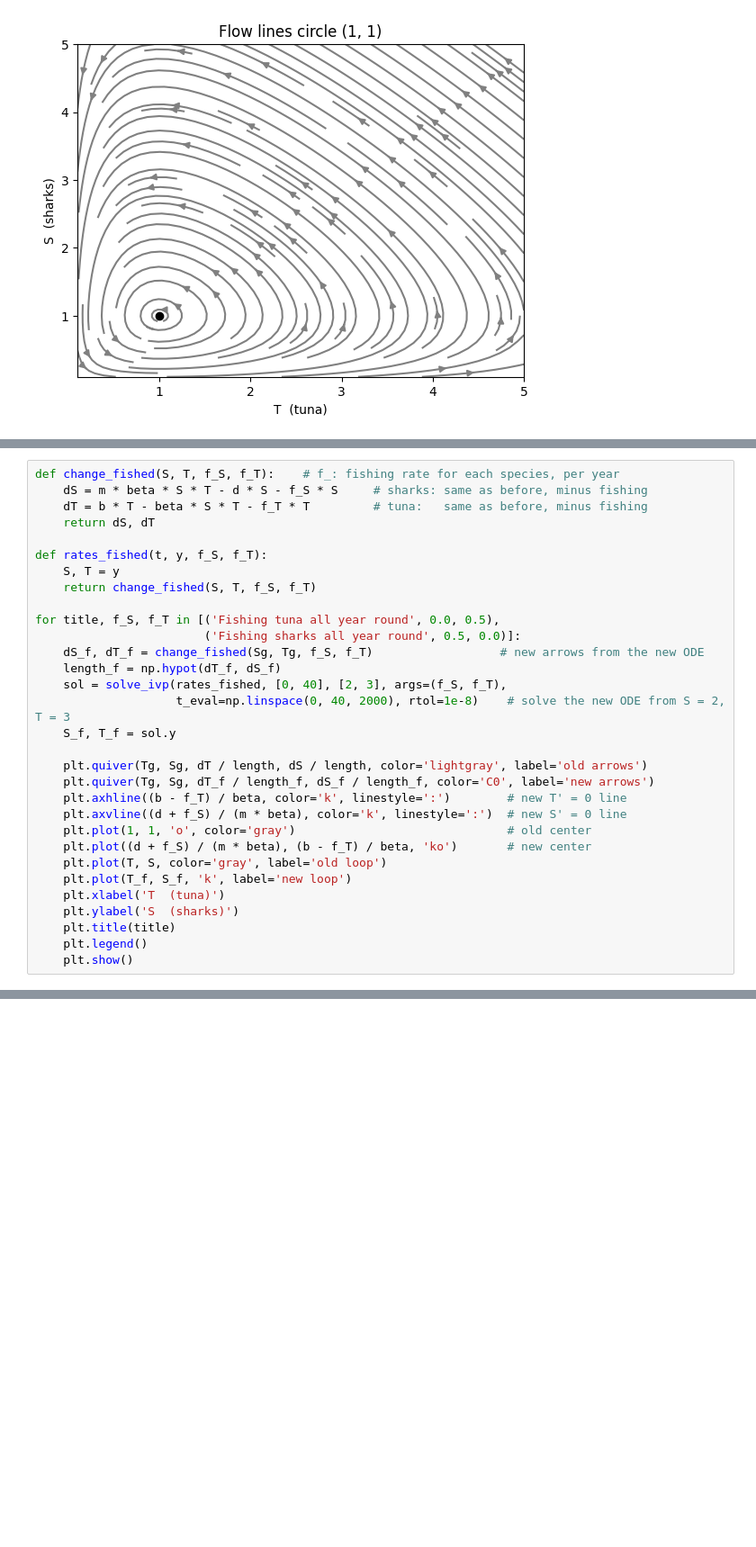
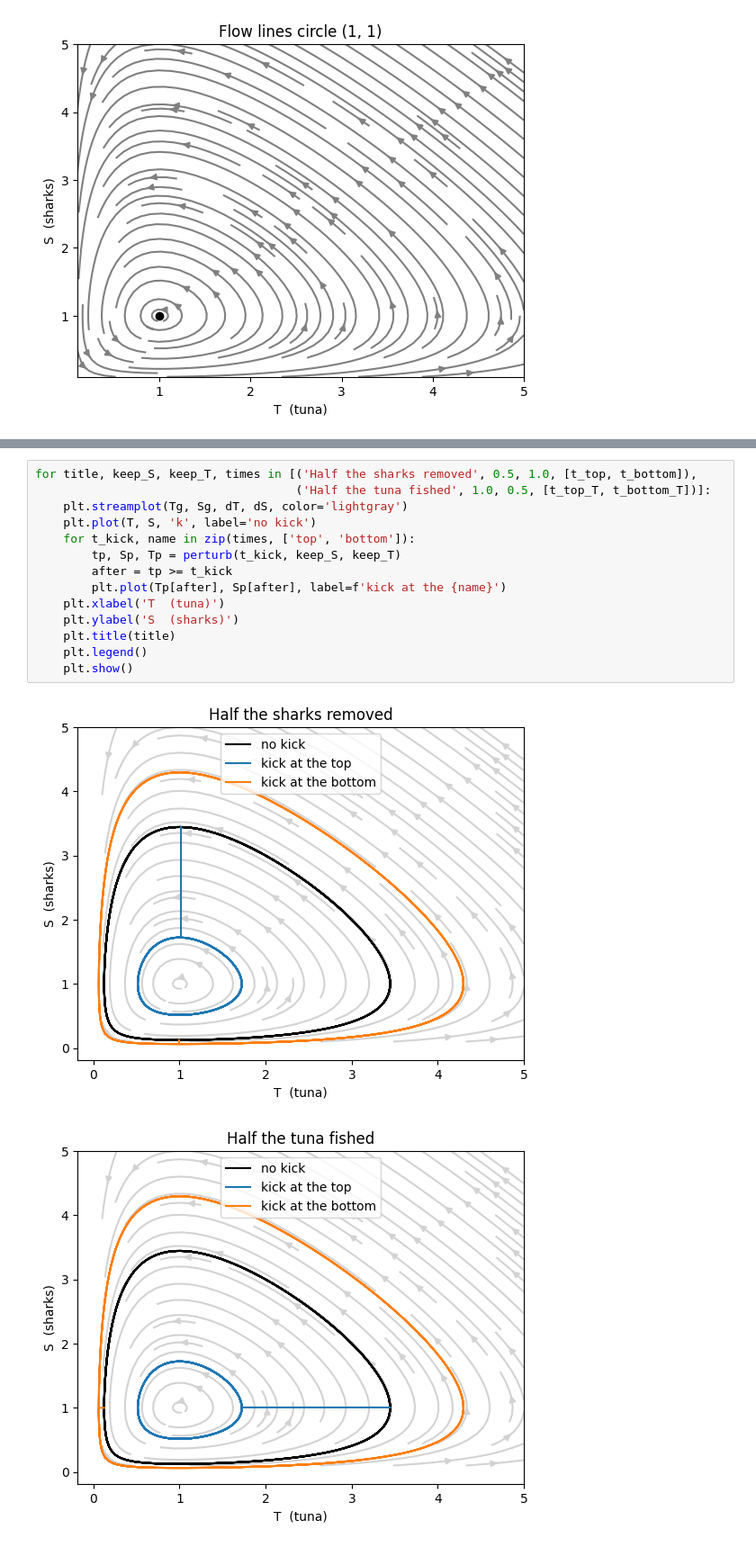
Before and after one commit to jbrown54-oss/Population-Dynamics, a Jupyter notebook: notebooks/shark-tuna-model.ipynb, the cells around one changed output, grey strips where cells are left out. Shown at 90% size. Cells and saved outputs as stored; diff of their text form; blank space fills up the shorter version.

```diff
--- a/notebooks/shark-tuna-model.ipynb
+++ b/notebooks/shark-tuna-model.ipynb
@@ -277,31 +230,0 @@ $$T = \frac{d + f_S}{m\beta}, \qquad S = \frac{b - f_T}{\beta}$$
-# %%
-def change_fished(S, T, f_S, f_T):    # f_: fishing rate for each species, per year
-    dS = m * beta * S * T - d * S - f_S * S     # sharks: same as before, minus fishing
-    dT = b * T - beta * S * T - f_T * T         # tuna:   same as before, minus fishing
-    return dS, dT
-
-def rates_fished(t, y, f_S, f_T):
-    S, T = y
-    return change_fished(S, T, f_S, f_T)
-
-for title, f_S, f_T in [('Fishing tuna all year round', 0.0, 0.5),
-                        ('Fishing sharks all year round', 0.5, 0.0)]:
-    dS_f, dT_f = change_fished(Sg, Tg, f_S, f_T)                  # new arrows from the new ODE
-    length_f = np.hypot(dT_f, dS_f)
-    sol = solve_ivp(rates_fished, [0, 40], [2, 3], args=(f_S, f_T),
-                    t_eval=np.linspace(0, 40, 2000), rtol=1e-8)    # solve the new ODE from S = 2, T = 3
-    S_f, T_f = sol.y
-
-    plt.quiver(Tg, Sg, dT / length, dS / length, color='lightgray', label='old arrows')
-    plt.quiver(Tg, Sg, dT_f / length_f, dS_f / length_f, color='C0', label='new arrows')
-    plt.axhline((b - f_T) / beta, color='k', linestyle=':')        # new T' = 0 line
-    plt.axvline((d + f_S) / (m * beta), color='k', linestyle=':')  # new S' = 0 line
-    plt.plot(1, 1, 'o', color='gray')                              # old center
-    plt.plot((d + f_S) / (m * beta), (b - f_T) / beta, 'ko')       # new center
-    plt.plot(T, S, color='gray', label='old loop')
-    plt.plot(T_f, S_f, 'k', label='new loop')
-    plt.xlabel('T  (tuna)')
-    plt.ylabel('S  (sharks)')
-    plt.title(title)
-    plt.legend()
-    plt.show()
@@ -321,0 +235,17 @@ for title, f_S, f_T in [('Fishing tuna all year round', 0.0, 0.5),
+# %%
+for title, keep_S, keep_T, times in [('Half the sharks removed', 0.5, 1.0, [t_top, t_bottom]),
+                                     ('Half the tuna fished', 1.0, 0.5, [t_top_T, t_bottom_T])]:
+    plt.streamplot(Tg, Sg, dT, dS, color='lightgray')
+    plt.plot(T, S, 'k', label='no kick')
+    for t_kick, name in zip(times, ['top', 'bottom']):
+        tp, Sp, Tp = perturb(t_kick, keep_S, keep_T)
+        after = tp >= t_kick
+        plt.plot(Tp[after], Sp[after], label=f'kick at the {name}')
+    plt.xlabel('T  (tuna)')
+    plt.ylabel('S  (sharks)')
+    plt.title(title)
+    plt.legend()
+    plt.show()
+# %% [output]
+[figure, added]
+[figure, added]
```
Also changed, not shown: parts of 24 cells of this notebook.
